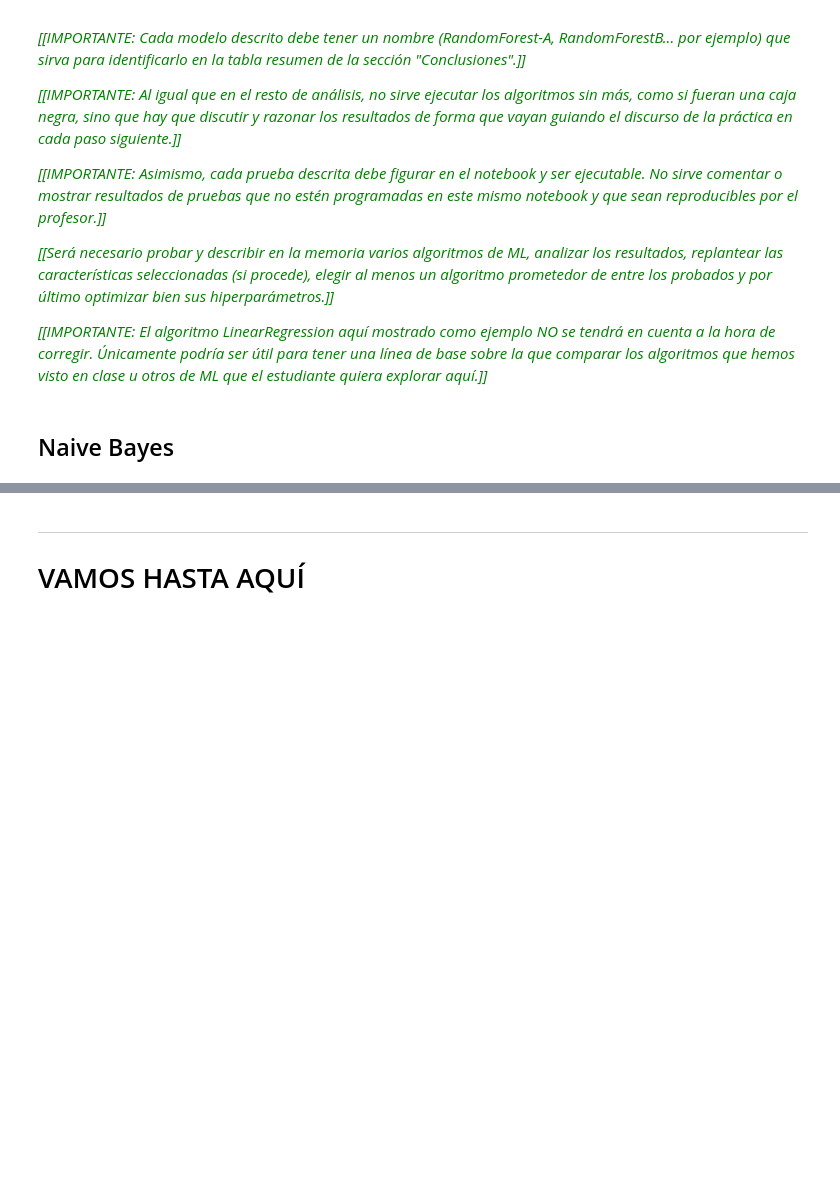
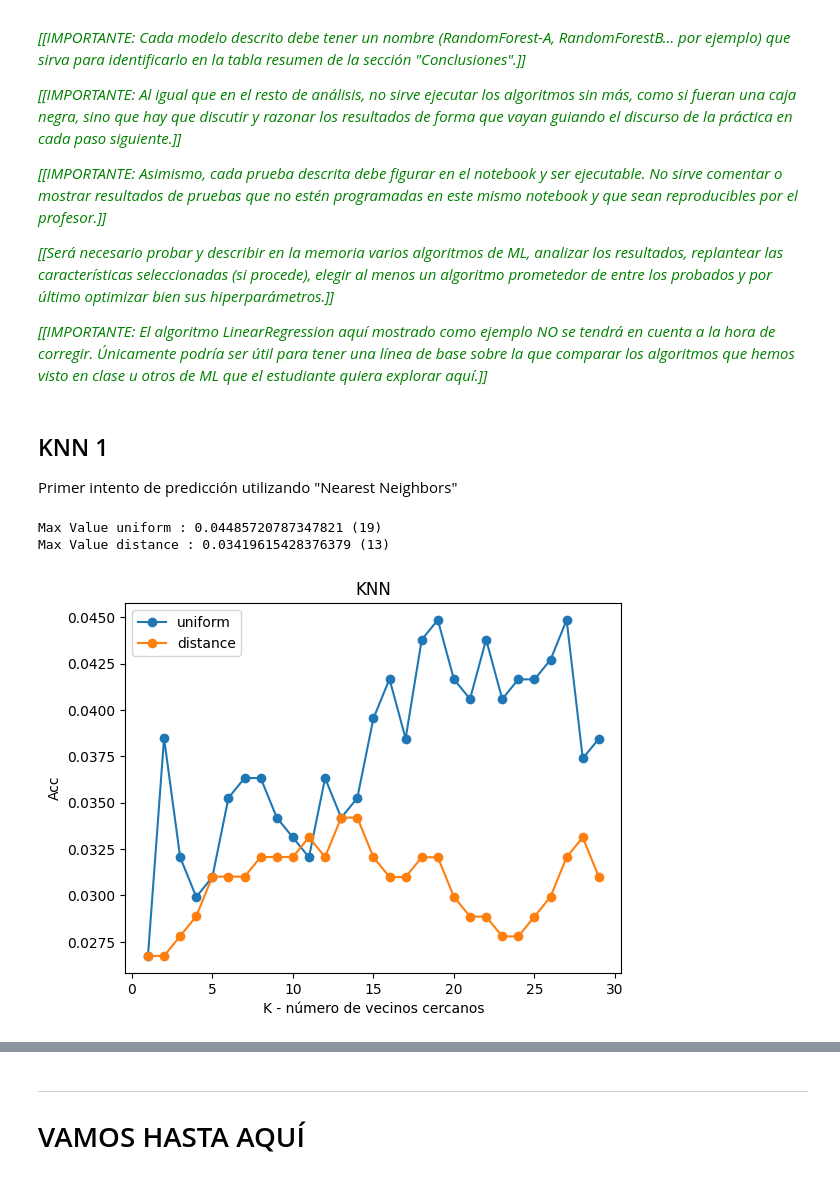
Before and after one commit to ernestopalacios/07MBID, a Jupyter notebook: AG2_ErnestoPalacios.ipynb, the cells around one changed output, grey strips where cells are left out. Saved outputs shown, nothing was run; the diff lists cells and outputs as text; code cells hidden in the pictures; blank space fills up the shorter version.

```diff
--- a/AG2_ErnestoPalacios.ipynb
+++ b/AG2_ErnestoPalacios.ipynb
@@ -295,7 +222,0 @@ Text(0.5, 1.0, 'Mapa de Correlacion arriba "San Juan" abajo "Iquitos"\n')
-# %%
-from sklearn.preprocessing import MinMaxScaler
-
-scaler = MinMaxScaler()
-
-sj_normal = scaler.fit_transform(sj_df)
-iq_normal = scaler.fit_transform(iq_df)
@@ -402,5 +350,3 @@ array([0.46119527, 0.22409387, 0.25456976, 0.31812326, 0.46415495,
 <font color="green">*\[\[Será necesario probar y describir en la memoria varios algoritmos de ML, analizar los resultados, replantear las características seleccionadas (si procede), elegir al menos un algoritmo prometedor de entre los probados y por último optimizar bien sus hiperparámetros.\]\]*</font>
 
 <font color="green">*\[\[IMPORTANTE: El algoritmo LinearRegression aquí mostrado como ejemplo NO se tendrá en cuenta a la hora de corregir. Únicamente podría ser útil para tener una línea de base sobre la que comparar los algoritmos que hemos visto en clase u otros de ML que el estudiante quiera explorar aquí.\]\]*</font>
-# %% [markdown]
-## Naive Bayes
@@ -412,0 +353,4 @@ from sklearn.naive_bayes import GaussianNB, MultinomialNB, BernoulliNB, Compleme
+# %% [markdown]
+## KNN 1
+
+Primer intento de predicción utilizando "Nearest Neighbors"
@@ -412,0 +370,39 @@ from sklearn.naive_bayes import GaussianNB, MultinomialNB, BernoulliNB, Compleme
+# %%
+from sklearn import neighbors
+from sklearn.model_selection import KFold
+from sklearn.metrics import accuracy_score
+
+cv = KFold( n_splits = 5, shuffle = True, random_state=seed )
+
+
+for i, weights in enumerate(['uniform', 'distance']):
+   total_scores = []
+   for n_neighbors in range(1,30):
+       fold_accuracy = []
+       knn = neighbors.KNeighborsClassifier(n_neighbors, weights=weights)
+       for train_fold, test_fold in cv.split(sj_train):
+          # División train test aleatoria
+          f_train = sj_train[train_fold]
+          f_test  = sj_train[test_fold]
+          # entrenamiento y ejecución del modelo
+          knn.fit( X = f_train[:, :-1], y = f_train[:, -1])
+          y_pred = knn.predict(X = f_test[:, :-1])
+          # evaluación del modelo
+          acc = accuracy_score(f_test[:, -1], y_pred)
+          fold_accuracy.append(acc)
+       total_scores.append(sum(fold_accuracy)/len(fold_accuracy))
+
+   plt.plot(range(1,len(total_scores)+1), total_scores,
+             marker='o', label=weights)
+   print ('Max Value ' +  weights + " : " +  str(max(total_scores)) +" (" + str(np.argmax(total_scores) + 1) + ")")
+   plt.ylabel('Acc')
+
+
+plt.legend()
+plt.xlabel('K - número de vecinos cercanos')
+plt.title('KNN')
+plt.show()
+# %% [output]
+Max Value uniform : 0.04485720787347821 (19)
+Max Value distance : 0.03419615428376379 (13)
+[figure, added]
```
Also changed, not shown: parts of 20 cells of this notebook.
